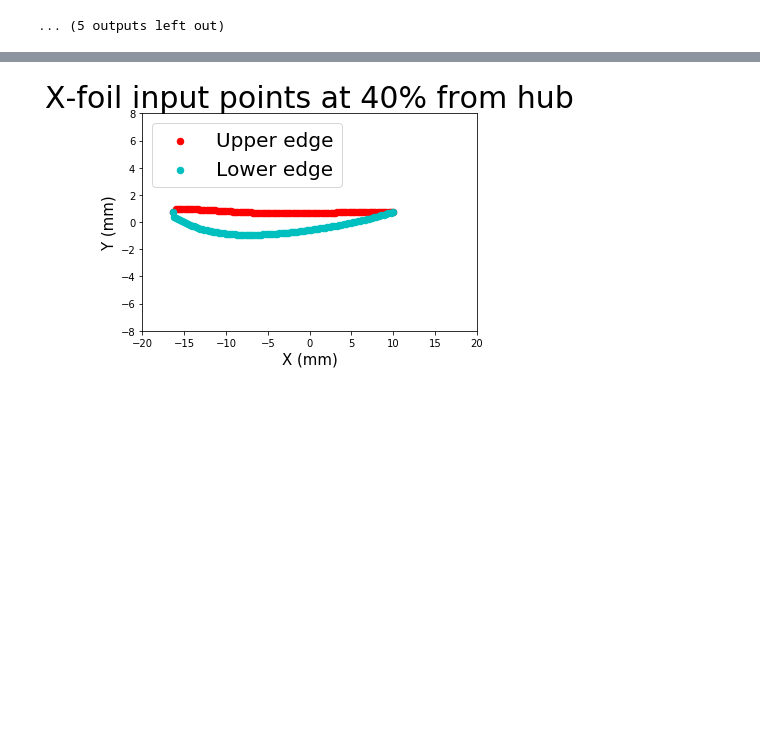
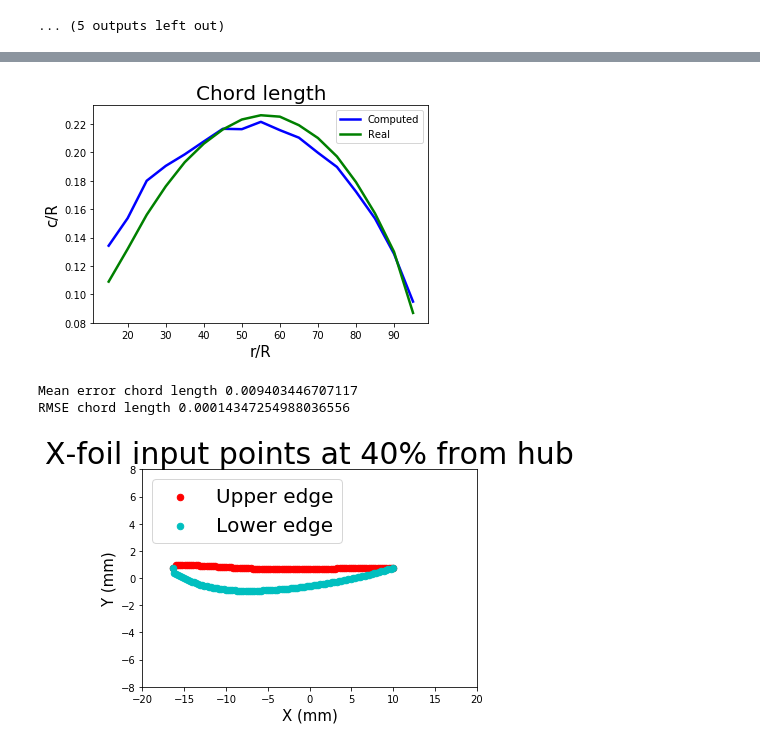
Before and after one commit to PaulineMauryL/PropellerProject, a Jupyter notebook: Xfoil.ipynb, the cells around one changed output, grey strips where cells are left out. Saved outputs shown, nothing was run; the diff lists cells and outputs as text; code cells hidden in the pictures; blank space fills up the shorter version.

```diff
--- a/Xfoil.ipynb
+++ b/Xfoil.ipynb
@@ -113,12 +111,0 @@ chord_length_normalized = [x/tip_radius for x in chord_length]
-# %%
-def plot_chord_length_comparison(chord_length, positions):
-    fig = plt.figure()
-    theoretical = [0.109, 0.132, 0.156, 0.176, 0.193, 0.206, 0.216, 0.223, 0.226, 0.225, 0.219, 0.21, 0.197, 0.179, 0.157, 0.13, 0.087]
-    plt.plot(positions, chord_length, color="blue", linewidth=2.5, label = "Computed")
-    plt.plot(positions, theoretical, color="green", linewidth=2.5, label = "Real")
-    plt.xlabel('r/R', fontsize=15)
-    plt.ylabel('c/R', fontsize=15)
-    plt.title("Chord length", fontsize=20)
-    plt.legend()
-    fig.savefig('Report/plots/Chord_length_comparison.png')
-    plt.show()
@@ -133,3 +124,15 @@ plot_chord_length_comparison(chord_length_normalized, positions[:-1])
+# %%
+plot_chord_length_comparison(chord_length_normalized, theoretical_cl[:-1], positions[:-1])
+
+error_chord_length = param_mean_error(chord_length_normalized, theoretical_cl[:-1])
+print("Mean error chord length " + str(error_chord_length))
+
+rmse_chord_length = param_RMSE(chord_length_normalized, theoretical_cl[:-1])
+print("RMSE chord length " + str(rmse_chord_length))
+# %% [output]
+[figure, added]
+Mean error chord length 0.009403446707117
+RMSE chord length 0.00014347254988036556
 # %%
 x_r_rotated, y_r_rotated, x_l_rotated, y_l_rotated = align_aerofoil(x_list, y_right_list, y_left_list, blade_twist)
 # %%
```
Also changed, not shown: parts of 7 cells of this notebook, 4 other files.
